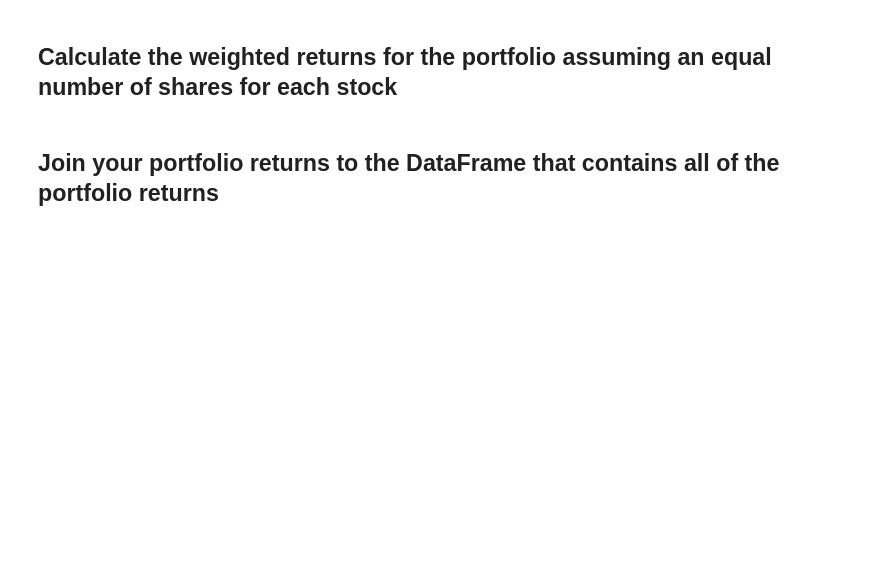
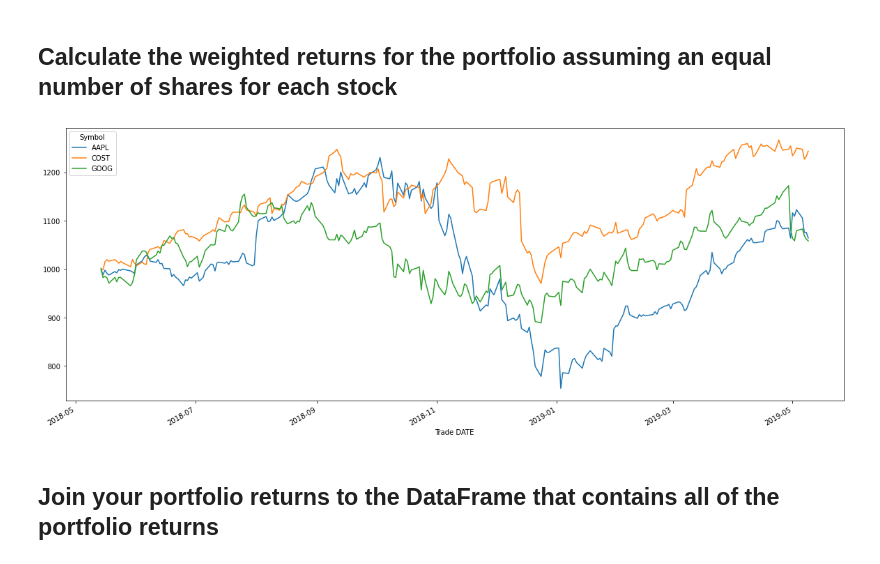
Before and after one commit to lrb924/Portfolio_Performance, a Jupyter notebook: whale_analysis.ipynb, the cells around one changed output. Saved outputs shown, nothing was run; the diff lists cells and outputs as text; code cells hidden in the pictures; blank space fills up the shorter version.

```diff
--- a/whale_analysis.ipynb
+++ b/whale_analysis.ipynb
@@ -385,2 +478,3 @@ In this section, you will build your own portfolio of stocks, calculate the retu
 # %%
 # Combine all stocks in a single DataFrame
+apple_google_costco_prices_df = pd.concat([apple_prices_df, costco_prices_df, google_prices_df], join="inner")
@@ -387,2 +498,3 @@ In this section, you will build your own portfolio of stocks, calculate the retu
 # %%
 # Reset Date index
+apple_google_costco_prices_df.sort_index(inplace=True)
@@ -389,2 +518,3 @@ In this section, you will build your own portfolio of stocks, calculate the retu
 # %%
 # Reorganize portfolio data by having a column per symbol
+apple_google_costco_prices_df = apple_google_costco_prices_df.pivot_table(values="NOCP", index="Trade DATE", columns="Symbol")
@@ -391,6 +538,7 @@ In this section, you will build your own portfolio of stocks, calculate the retu
 # %%
 # Calculate daily returns
-
+myportfolio_daily_returns_df = apple_google_costco_prices_df.pct_change()
 # Drop NAs
-
+myportfolio_daily_returns_df.dropna(inplace=True)
 # Display sample data
+myportfolio_daily_returns_df
@@ -399,10 +562,14 @@ In this section, you will build your own portfolio of stocks, calculate the retu
 # %%
 # Set weights
 weights = [1/3, 1/3, 1/3]
-
 # Calculate portfolio return
-
+initial_investment = 1000
+myportfolio_weighted_returns = myportfolio_daily_returns_df.dot(weights)
+myportfolio_cumulative_returns = (1 + myportfolio_daily_returns_df).cumprod()
 # Display sample data
+(initial_investment * myportfolio_cumulative_returns).plot(figsize=(20,8));
+# %% [output]
+[figure, added]
 # %% [markdown]
 ## Join your portfolio returns to the DataFrame that contains all of the portfolio returns
 # %%
```
Also changed, not shown: parts of 36 cells of this notebook, 2 other files.
